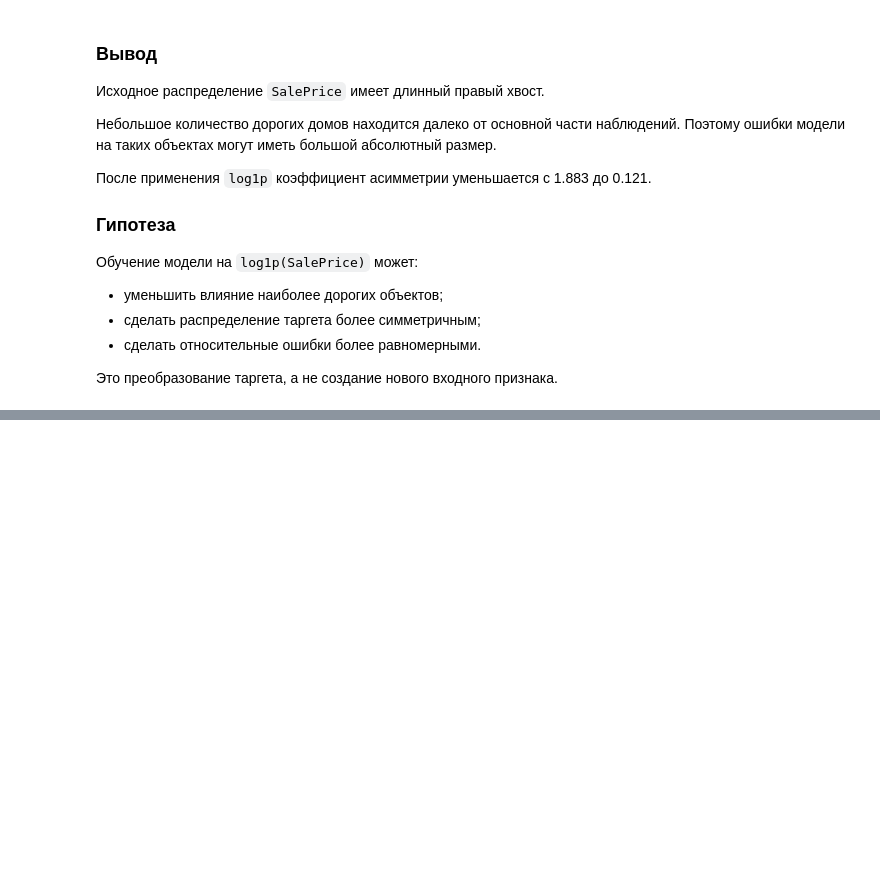
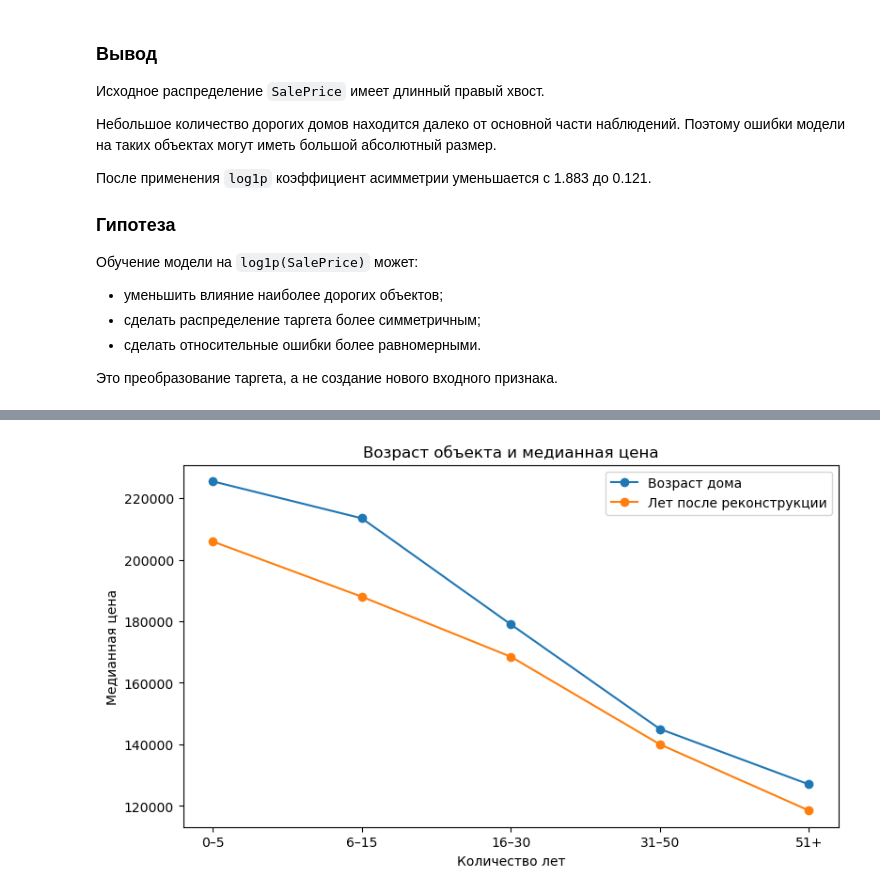
Before and after one commit to Yuzef/house_pricing, a Jupyter notebook: EDA_and_Feature_eng_exploration.ipynb, the cells around one changed output, grey strips where cells are left out. Cells and saved outputs as stored; diff of their text form; code cells hidden in the pictures; blank space fills up the shorter version.

```diff
--- a/EDA_and_Feature_eng_exploration.ipynb
+++ b/EDA_and_Feature_eng_exploration.ipynb
@@ -1685,0 +2061,11 @@ plt.show()
+# %%
+age_analysis = df.assign(
+    HouseAge=(
+        df["YrSold"]
+        - df["YearBuilt"]
+    ),
+    YearsSinceRemodel=(
+        df["YrSold"]
+        - df["YearRemodAdd"]
+    ),
+)
@@ -1685,0 +2151,57 @@ plt.show()
+# %%
+age_price_comparison = pd.DataFrame(
+    {
+        "HouseAge": (
+            house_age_summary[
+                "median_price"
+            ]
+        ),
+        "YearsSinceRemodel": (
+            remodel_age_summary[
+                "median_price"
+            ]
+        ),
+    }
+)
+
+plt.figure(
+    figsize=(9, 5)
+)
+
+plt.plot(
+    age_price_comparison.index,
+    age_price_comparison[
+        "HouseAge"
+    ],
+    marker="o",
+    label="Возраст дома",
+)
+
+plt.plot(
+    age_price_comparison.index,
+    age_price_comparison[
+        "YearsSinceRemodel"
+    ],
+    marker="o",
+    label="Лет после реконструкции",
+)
+
+plt.title(
+    "Возраст объекта и медианная цена"
+)
+plt.xlabel(
+    "Количество лет"
+)
+plt.ylabel(
+    "Медианная цена"
+)
+
+plt.ticklabel_format(
+    style="plain",
+    axis="y",
+)
+
+plt.legend()
+plt.show()
+# %% [output]
+[figure, added]
```
Also changed, not shown: parts of 32 cells of this notebook.
